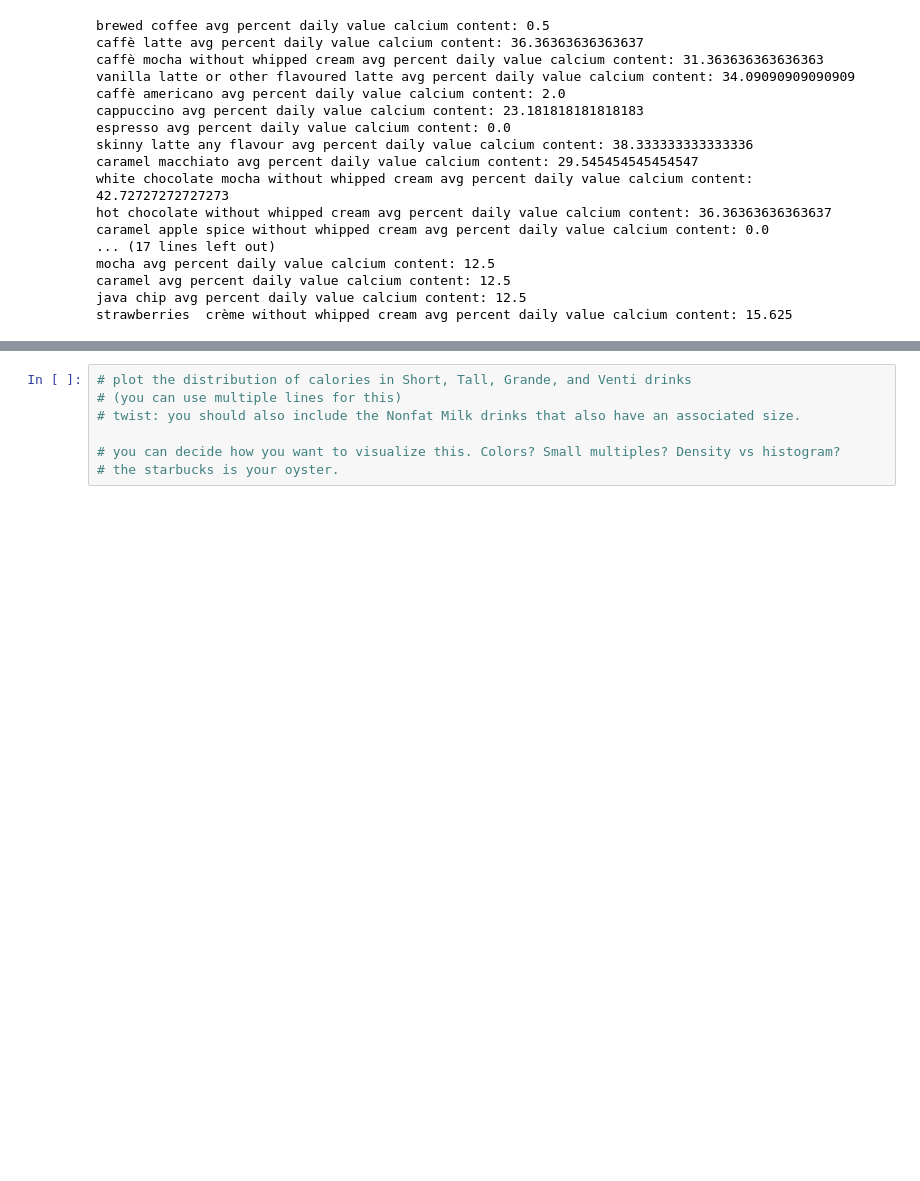
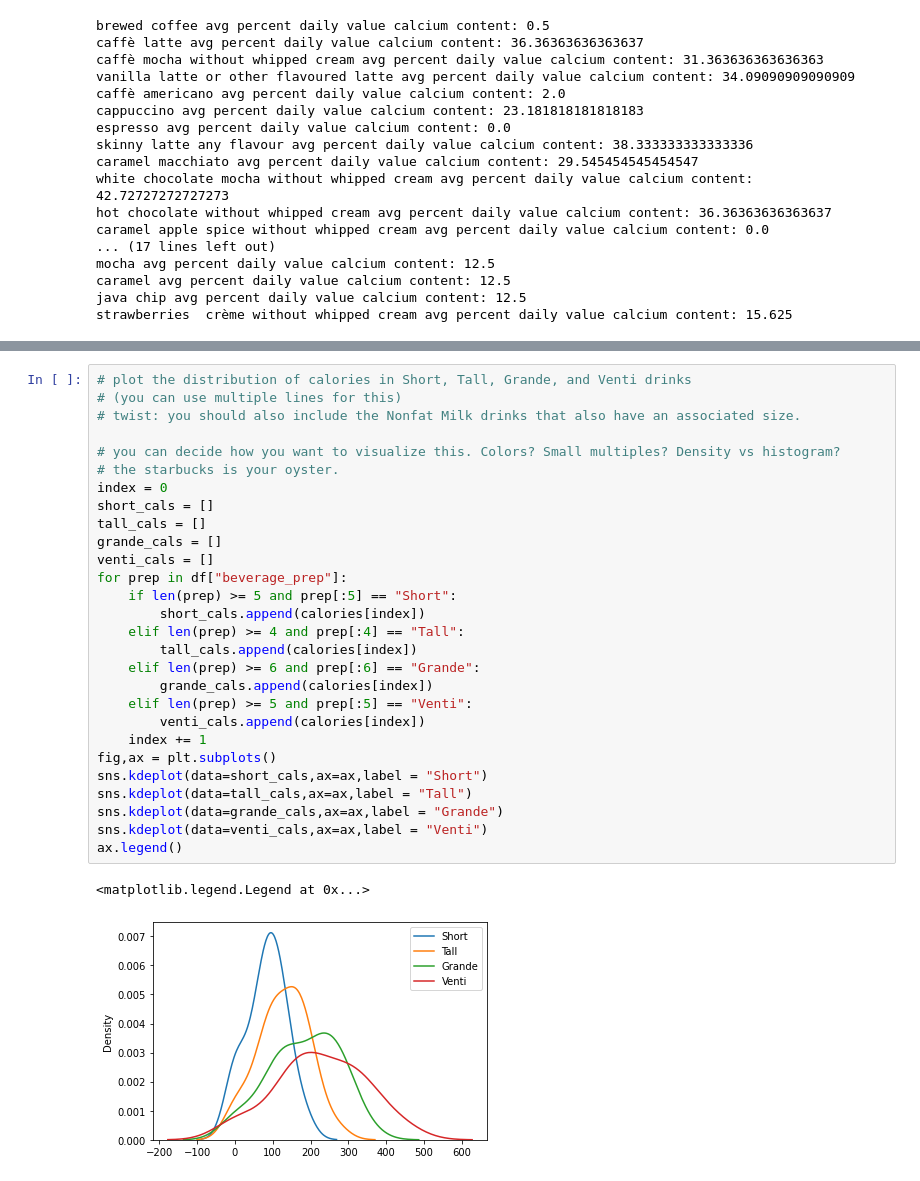
Before and after one commit to asjian/MDST-Checkpoints, a Jupyter notebook: checkpoint2/checkpoint2a.ipynb, the cells around one changed output, grey strips where cells are left out. Saved outputs shown, nothing was run; the diff lists cells and outputs as text; blank space fills up the shorter version.

```diff
--- a/checkpoint2/checkpoint2a.ipynb
+++ b/checkpoint2/checkpoint2a.ipynb
@@ -186,7 +213,31 @@ proteins = np.array(df["protein"])
 # %%
 # plot the distribution of calories in Short, Tall, Grande, and Venti drinks
 # (you can use multiple lines for this)
 # twist: you should also include the Nonfat Milk drinks that also have an associated size.
 
 # you can decide how you want to visualize this. Colors? Small multiples? Density vs histogram?
 # the starbucks is your oyster.
+index = 0
+short_cals = []
+tall_cals = []
+grande_cals = []
+venti_cals = []
+for prep in df["beverage_prep"]:
+    if len(prep) >= 5 and prep[:5] == "Short":
+        short_cals.append(calories[index])
+    elif len(prep) >= 4 and prep[:4] == "Tall":
+        tall_cals.append(calories[index])
+    elif len(prep) >= 6 and prep[:6] == "Grande":
+        grande_cals.append(calories[index])
+    elif len(prep) >= 5 and prep[:5] == "Venti":
+        venti_cals.append(calories[index])
+    index += 1
+fig,ax = plt.subplots()
+sns.kdeplot(data=short_cals,ax=ax,label = "Short")
+sns.kdeplot(data=tall_cals,ax=ax,label = "Tall")
+sns.kdeplot(data=grande_cals,ax=ax,label = "Grande")
+sns.kdeplot(data=venti_cals,ax=ax,label = "Venti")
+ax.legend()
+# %% [output]
+<matplotlib.legend.Legend at 0x...>
+[figure, added]
```
Also changed, not shown: parts of 4 cells of this notebook.
